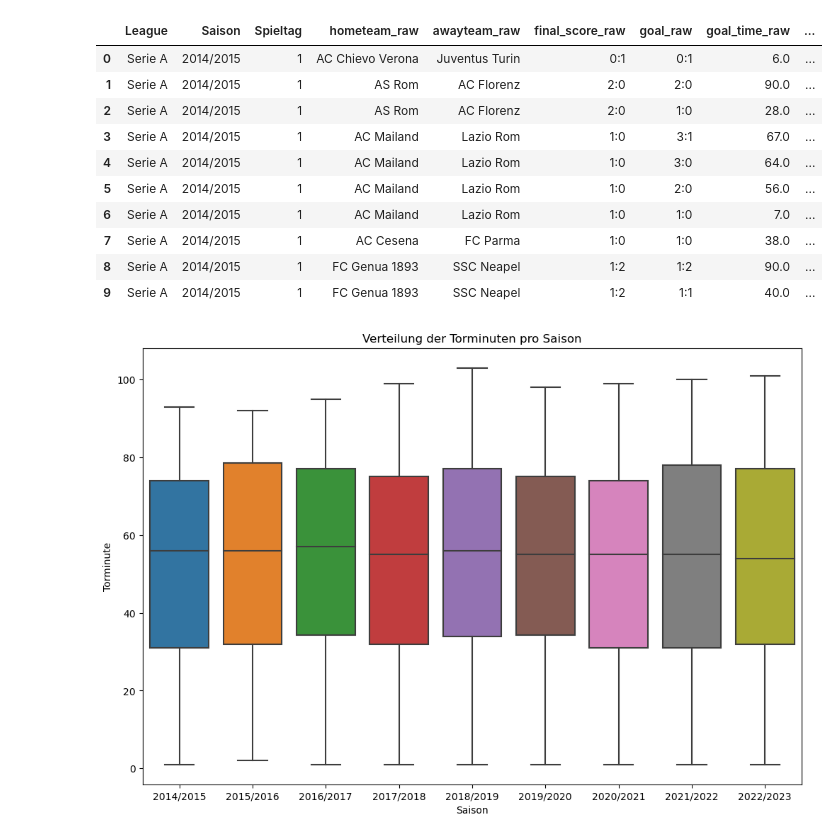
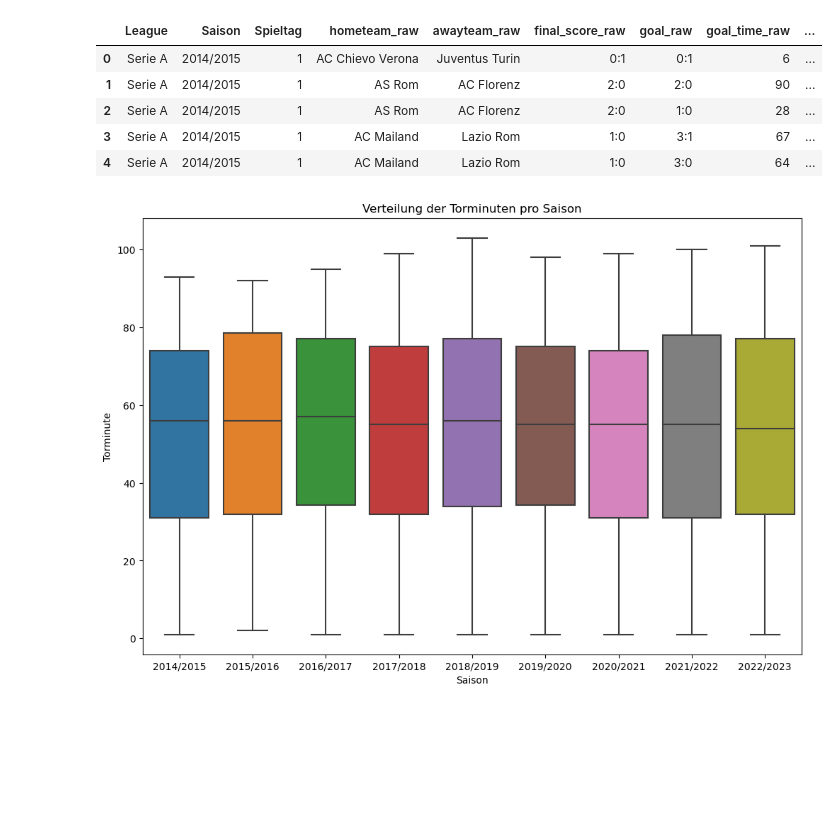
Before and after one commit to lederyou/Fussballdaten, a Jupyter notebook: SerieA/SerieA_Analyse.ipynb, the cells around one changed output. Drawn from its saved outputs; the diff is of its cells as text; code cells hidden in the pictures; blank space fills up the shorter version.

```diff
--- a/SerieA/SerieA_Analyse.ipynb
+++ b/SerieA/SerieA_Analyse.ipynb
@@ -13,21 +14,16 @@ from scipy.stats import chi2_contingency
-# %%
-file_path = '/Users/youri/VSC Data/Data Analytics/Fussballdaten/SerieA/Serie_A_Bereinigt.csv'
-df = pd.read_csv(file_path)
-
-# Anzeigen der ersten paar Zeilen der Tabelle zur Überprüfung
-df.head(10)
-# %% [output]
-|  | League | Saison | Spieltag | hometeam_raw | awayteam_raw | final_score_raw | goal_raw | goal_time_raw | ... |
-| 0 | Serie A | 2014/2015 | 1 | AC Chievo Verona | Juventus Turin | 0:1 | 0:1 | 6.0 | ... |
-| 1 | Serie A | 2014/2015 | 1 | AS Rom | AC Florenz | 2:0 | 2:0 | 90.0 | ... |
-| 2 | Serie A | 2014/2015 | 1 | AS Rom | AC Florenz | 2:0 | 1:0 | 28.0 | ... |
-| 3 | Serie A | 2014/2015 | 1 | AC Mailand | Lazio Rom | 1:0 | 3:1 | 67.0 | ... |
-| 4 | Serie A | 2014/2015 | 1 | AC Mailand | Lazio Rom | 1:0 | 3:0 | 64.0 | ... |
-| 5 | Serie A | 2014/2015 | 1 | AC Mailand | Lazio Rom | 1:0 | 2:0 | 56.0 | ... |
-| 6 | Serie A | 2014/2015 | 1 | AC Mailand | Lazio Rom | 1:0 | 1:0 | 7.0 | ... |
-| 7 | Serie A | 2014/2015 | 1 | AC Cesena | FC Parma | 1:0 | 1:0 | 38.0 | ... |
-| 8 | Serie A | 2014/2015 | 1 | FC Genua 1893 | SSC Neapel | 1:2 | 1:2 | 90.0 | ... |
-| 9 | Serie A | 2014/2015 | 1 | FC Genua 1893 | SSC Neapel | 1:2 | 1:1 | 40.0 | ... |
+# %%
+conn=mysql.connector.connect(host='localhost',port=int(3306),user='root',passwd='Roger123',db='fussballdata')
+
+df=pd.read_sql_query("SELECT * FROM seriea ",conn)
+
+df.head()
+# %% [output]
+|  | League | Saison | Spieltag | hometeam_raw | awayteam_raw | final_score_raw | goal_raw | goal_time_raw | ... |
+| 0 | Serie A | 2014/2015 | 1 | AC Chievo Verona | Juventus Turin | 0:1 | 0:1 | 6 | ... |
+| 1 | Serie A | 2014/2015 | 1 | AS Rom | AC Florenz | 2:0 | 2:0 | 90 | ... |
+| 2 | Serie A | 2014/2015 | 1 | AS Rom | AC Florenz | 2:0 | 1:0 | 28 | ... |
+| 3 | Serie A | 2014/2015 | 1 | AC Mailand | Lazio Rom | 1:0 | 3:1 | 67 | ... |
+| 4 | Serie A | 2014/2015 | 1 | AC Mailand | Lazio Rom | 1:0 | 3:0 | 64 | ... |
 # %%
 # Erstellen der Boxplots für jede Saison
 plt.figure(figsize=(12, 8))
```
Also changed, not shown: parts of 1 cell of this notebook, 5 other files.
